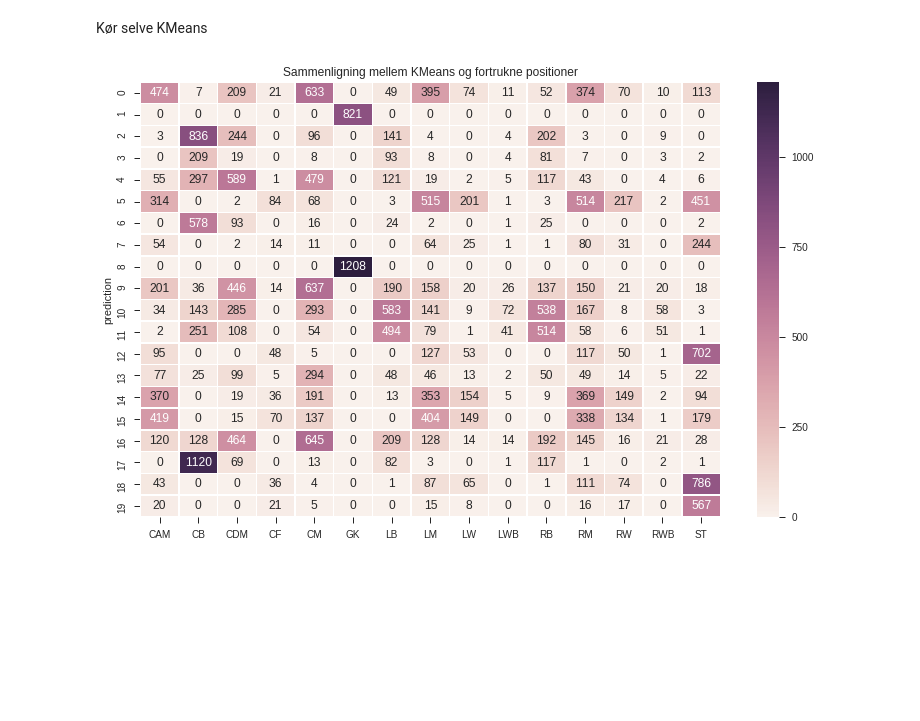
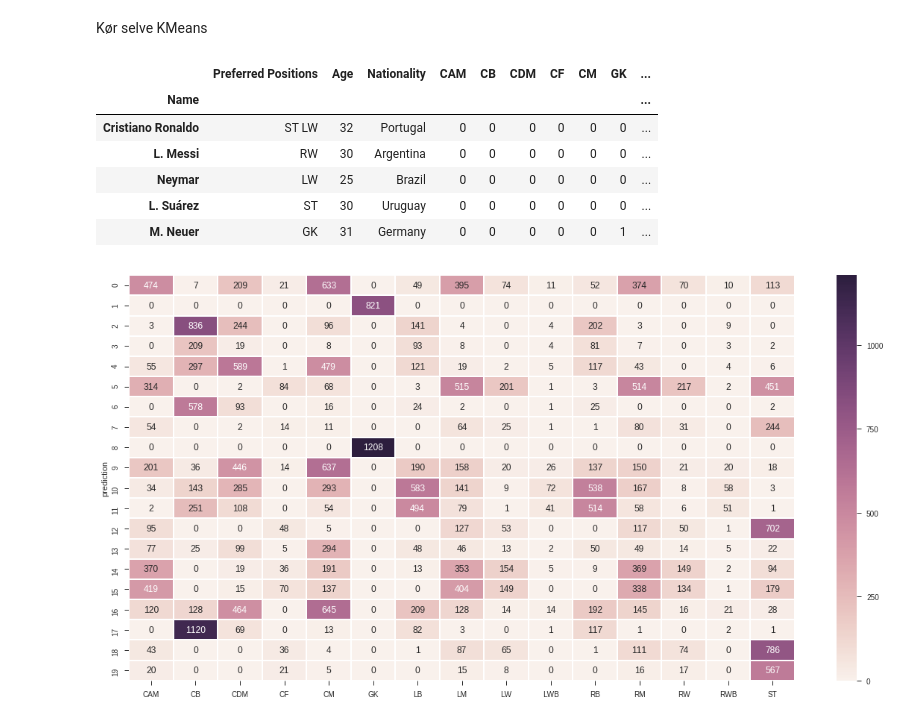
Before and after one commit to mssalvador/Fifa2018, a Jupyter notebook: Teknisk Tirsdag Tutorial (Un-Supervised).ipynb, the cells around one changed output. Drawn from its saved outputs; the diff is of its cells as text; code cells hidden in the pictures; blank space fills up the shorter version.

```diff
--- a/Teknisk Tirsdag Tutorial (Un-Supervised).ipynb
+++ b/Teknisk Tirsdag Tutorial (Un-Supervised).ipynb
@@ -228,16 +237,41 @@ position_df.head()
 # %% [markdown]
 Kør selve KMeans
-# %%
-n_clusters = None### INDSÆT ANTAL CLUSTRE
-kmeans = cluster.KMeans(n_clusters= 20, random_state= True)
-position_df['prediction'] = kmeans.fit_predict(attribute_df)
-# %%
-grouped_by_position_df = position_df.groupby('prediction', as_index=True)[real_position_list].sum()
+# %%
+def run_kmeans(attributes, lables, k = 20):
+    kmeans = cluster.KMeans(n_clusters= k, random_state= True)
+    model = kmeans.fit(attributes)
+    lables['prediction'] = model.predict(attributes)
+
+    # Vi indsætter centerpunkterne i en midlertidig dataframe Z
+    Z = pd.DataFrame(model.cluster_centers_[lables['prediction']], columns=attributes.columns)
+
+    #Beregner afstand
+    lables['distance'] = np.linalg.norm(attributes.as_matrix()-Z.as_matrix(),axis=1)
+    return lables
+
+n_clusters = None### INDSÆT ANTAL CLUSTRE
+position_df = run_kmeans(attribute_df, position_df, 20)
+# %%
+position_df.head()
+# %% [output]
+|  | Preferred Positions | Age | Nationality | CAM | CB | CDM | CF | CM | GK | ... |
+| Name |  |  |  |  |  |  |  |  |  | ... |
+| Cristiano Ronaldo | ST LW | 32 | Portugal | 0 | 0 | 0 | 0 | 0 | 0 | ... |
+| L. Messi | RW | 30 | Argentina | 0 | 0 | 0 | 0 | 0 | 0 | ... |
+| Neymar | LW | 25 | Brazil | 0 | 0 | 0 | 0 | 0 | 0 | ... |
+| L. Suárez | ST | 30 | Uruguay | 0 | 0 | 0 | 0 | 0 | 0 | ... |
+| M. Neuer | GK | 31 | Germany | 0 | 0 | 0 | 0 | 0 | 1 | ... |
 # %%
-f, ax = plt.subplots(figsize=(13, 8))
-sb.set(style="ticks")
-sb.heatmap(grouped_by_position_df, annot=True, fmt="d", linewidths=.5, ax=ax)
-plt.title('Sammenligning mellem KMeans og fortrukne positioner')
-plt.show()
+def print_cluster_til_position(df, columns, **kwargs):
+
+    size = kwargs.get('figsize',(20,10))
+
+    grouped_by_position_df = df.groupby('prediction', as_index=True)[columns].sum()
+    f, ax = plt.subplots(1,1,figsize=size)
+    sb.set(style="ticks")
+    sb.heatmap(grouped_by_position_df, annot=True, fmt="d", linewidths=1., ax=ax)
+    plt.show()
-# %% [output]
-[figure, removed]
+# %%
+print_cluster_til_position(position_df,real_position_list)
+# %% [output]
+[figure, added]
```
Also changed, not shown: parts of 35 cells of this notebook, 2 other files.
